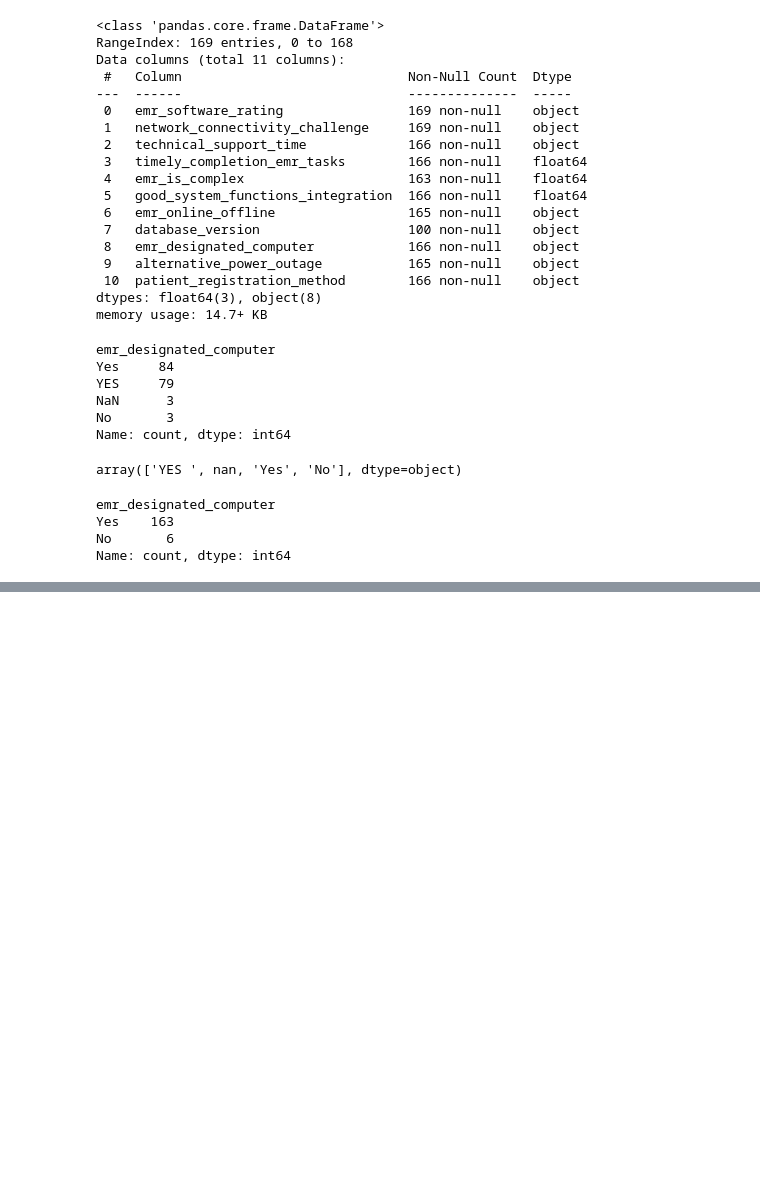
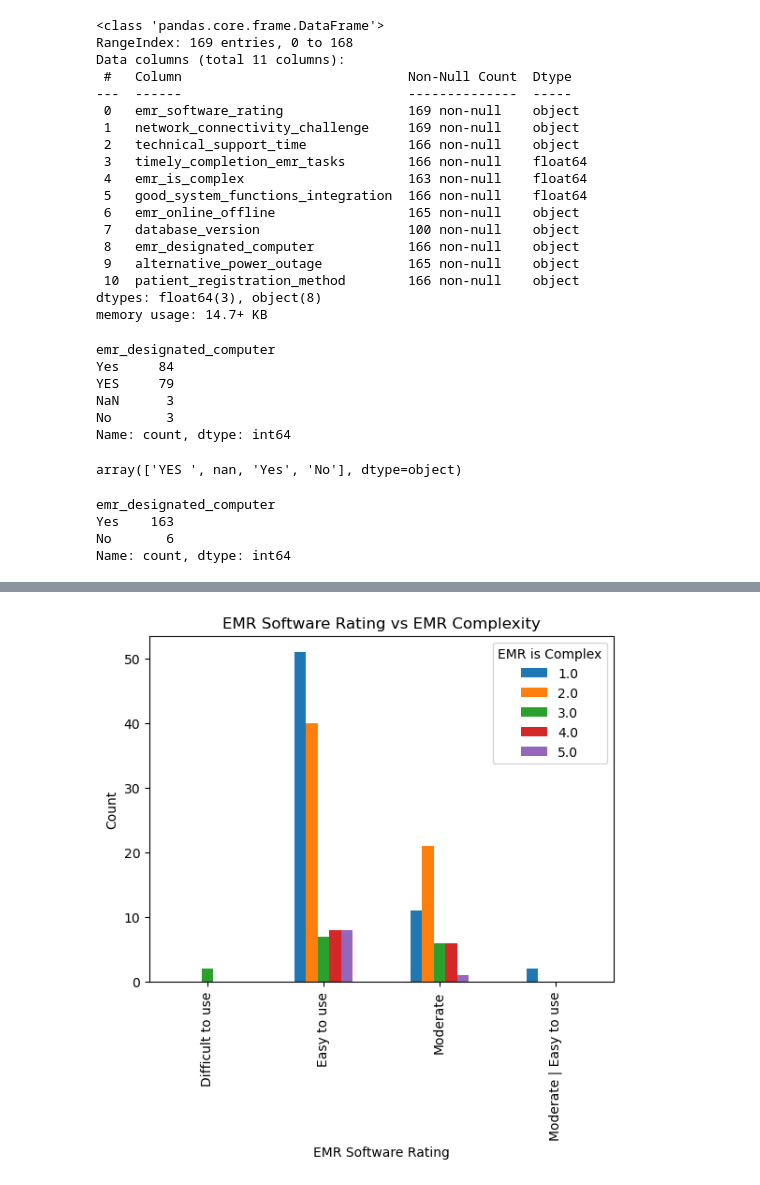
Before and after one commit to Ugoeze-hub/EMR_ANALYSIS, a Jupyter notebook: analysis.ipynb, the cells around one changed output, grey strips where cells are left out. Saved outputs shown, nothing was run; the diff lists cells and outputs as text; code cells hidden in the pictures; blank space fills up the shorter version.

```diff
--- a/analysis.ipynb
+++ b/analysis.ipynb
@@ -179,0 +207,3 @@ Name: count, dtype: int64
+# %%
+emr_soft_rat = technical_determinants.groupby('emr_software_rating')['emr_is_complex'].value_counts().unstack().fillna(0)
+emr_soft_rat
@@ -179,0 +217,9 @@ Name: count, dtype: int64
+# %%
+emr_soft_rat.plot(kind='bar')
+plt.title('EMR Software Rating vs EMR Complexity')
+plt.xlabel('EMR Software Rating')
+plt.ylabel('Count')
+plt.legend(title='EMR is Complex', loc='upper right')
+plt.show()
+# %% [output]
+[figure, added]
```
Also changed, not shown: parts of 8 cells of this notebook, 35 other files.
